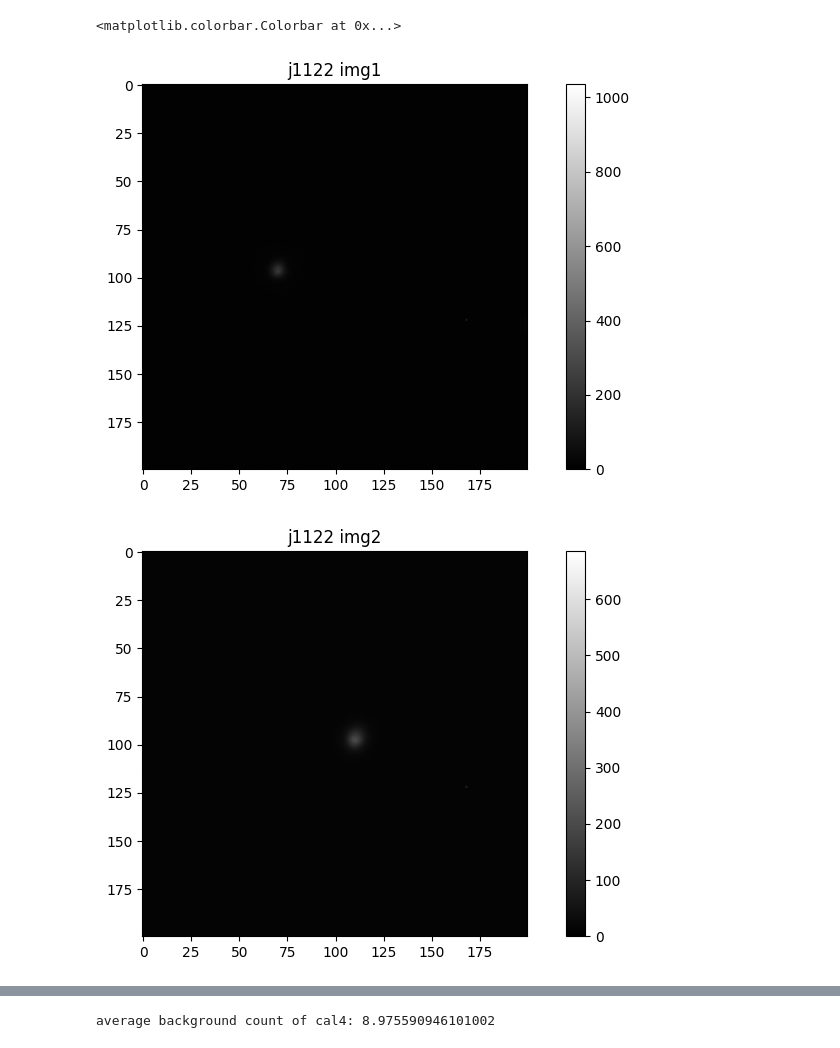
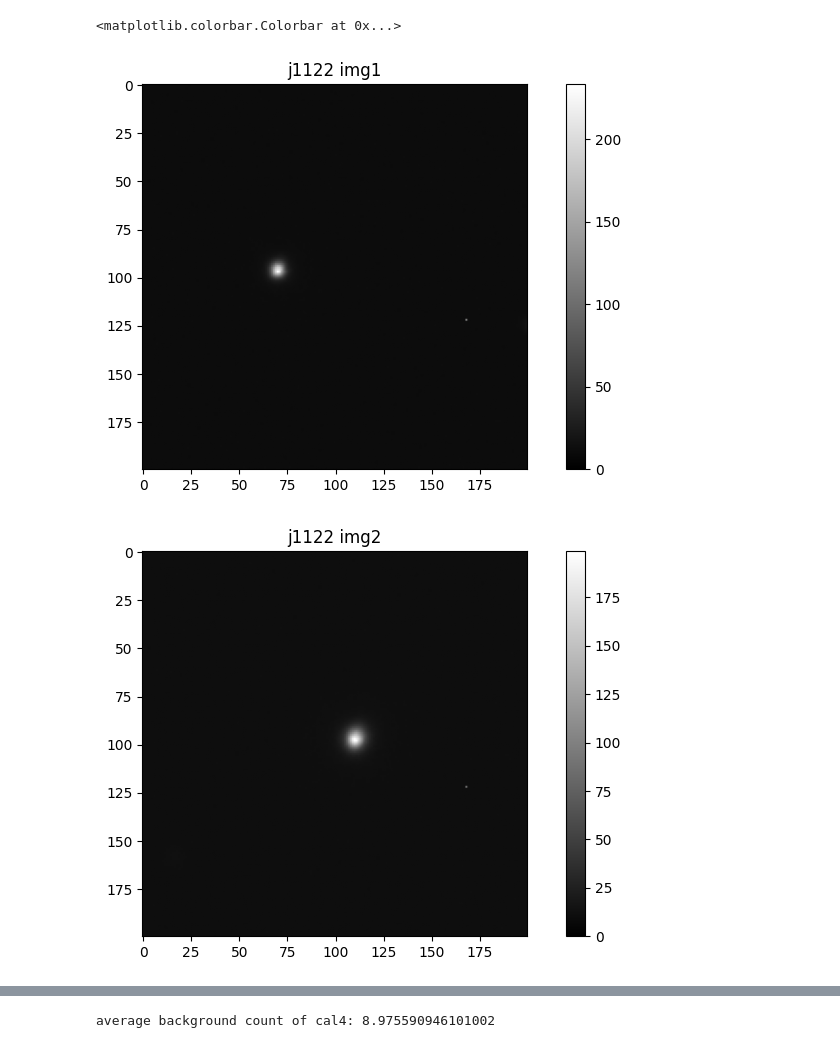
Before and after one commit to lucamenotti/astr136_lab, a Jupyter notebook: lab1_astr136.ipynb, the cells around one changed output, grey strips where cells are left out. Saved outputs shown, nothing was run; the diff lists cells and outputs as text; code cells hidden in the pictures.

```diff
--- a/lab1_astr136.ipynb
+++ b/lab1_astr136.ipynb
@@ -32,12 +37,12 @@ with fits.open(dflat_list[0]) as hdul:
     dflat=hdul[0].data
 with fits.open(sflat_list[0]) as hdul:
     sflat=hdul[0].data
-with fits.open(cal4[0]) as hdul:
-    cal4_header = hdul[0].header
+
+with fits.open(cal4_path[0]) as hdul:
     cal4=hdul[0].data
-with fits.open(cal1[0]) as hdul:
+with fits.open(cal1_path[0]) as hdul:
     cal1=hdul[0].data
-with fits.open(cal2[0]) as hdul:
+with fits.open(cal2_path[0]) as hdul:
     cal2=hdul[0].data
 
 # defining list that will contain all the sci images
@@ -59,3 +60,27 @@ print(len(science_list))
+# %%
+cal4_header =[]
+cal4_raw =[]
+# # grabbing all headers from the raw files, and data, and adding to lists for later
+# for i in cal4_raw:
+#     with fits.open(i) as hdul:
+#         cal4_header.append(hdul[0].header)
+#         cal4_raw.append(hdul[0].data)
+
+# opening up all cal4 raw files, to grab headers and
+index =0
+for i in cal4_raw_path:
+    with fits.open(cal4_raw_path[index]) as hdul:
+        cal4_header.append(hdul[0].header)
+        cal4_raw.append(hdul[0].data)
+    index = index+1
+    if index > 4:
+        break
 # %%
-with fits.open(j1122_path) as hdul:
-    j1122=hdul[0].data
+# opening all reduced science images, adding to list
+with fits.open(science_reduced_list[0]) as hdul:
+    science_reduced=hdul[0].data
+
+# "zooming in" on the object we are interested in
+j1122 = []
+for i in science_reduced:
+    j1122.append(i[400:600, 400:600])
@@ -98,24 +119,24 @@ plt.colorbar()
 # %%
 plt.figure("j1122 img1", figsize=(10,5))
-plt.imshow(j1122_focus[0], cmap="grey", vmin=0, vmax=np.max(j1122[0]))
+plt.imshow(j1122[0], cmap="grey", vmin=0)
 plt.title('j1122 img1')
 plt.colorbar()
 
 plt.figure("j1122 img2", figsize=(10,5))
-plt.imshow(j1122_focus[1], cmap="grey", vmin=0, vmax=np.max(j1122[1]))
+plt.imshow(j1122[1], cmap="grey", vmin=0)
 plt.title('j1122 img2')
 plt.colorbar()
 
 plt.figure("j1122 img3", figsize=(10,5))
-plt.imshow(j1122_focus[2], cmap="grey", vmin=0, vmax=np.max(j1122[2]))
+plt.imshow(j1122[2], cmap="grey", vmin=0)
 plt.title('j1122 img3')
 plt.colorbar()
 
 plt.figure("j1122 img4", figsize=(10,5))
-plt.imshow(j1122_focus[3], cmap="grey", vmin=0, vmax=np.max(j1122[3]))
+plt.imshow(j1122[3], cmap="grey", vmin=0)
 plt.title('j1122 img4')
 plt.colorbar()
 # %% [output]
 <matplotlib.colorbar.Colorbar at 0x...>
-[figure, old version]
+[figure, new version]
-[figure, old version]
+[figure, new version]
```
Also changed, not shown: parts of 14 cells of this notebook.
